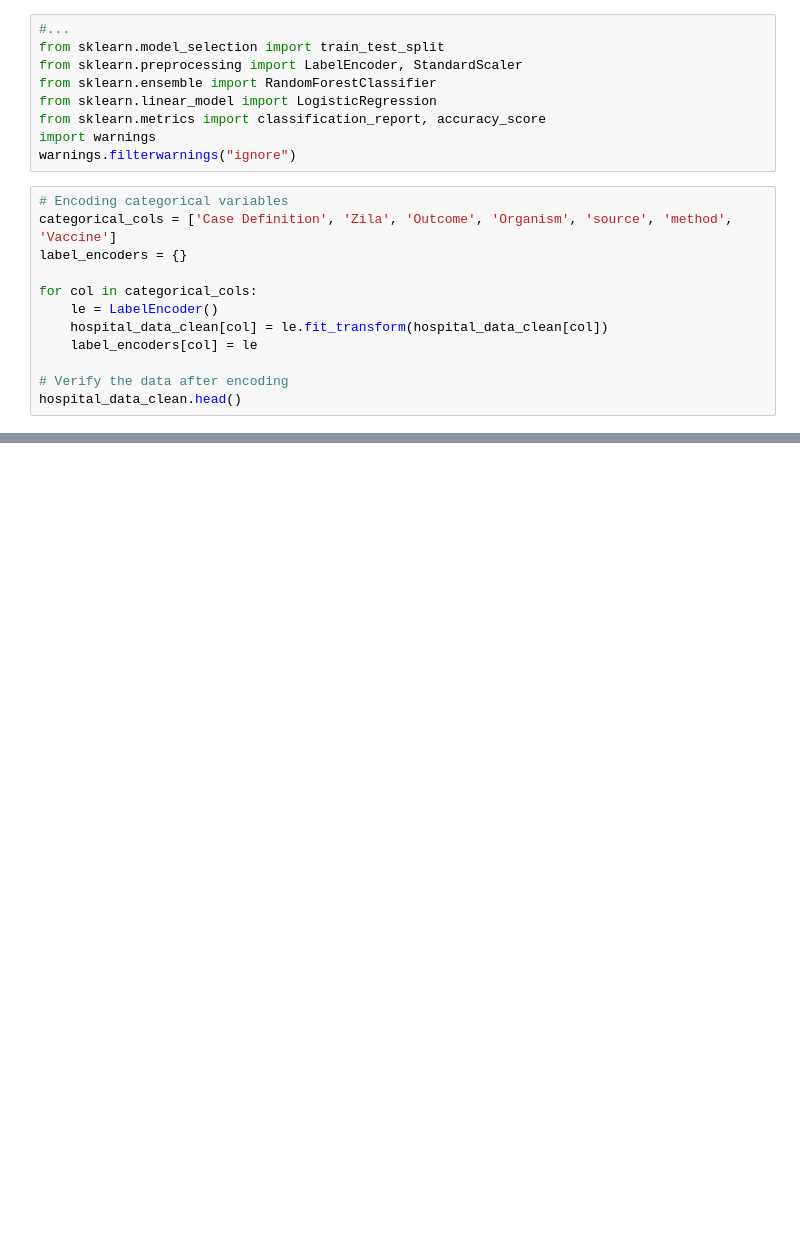
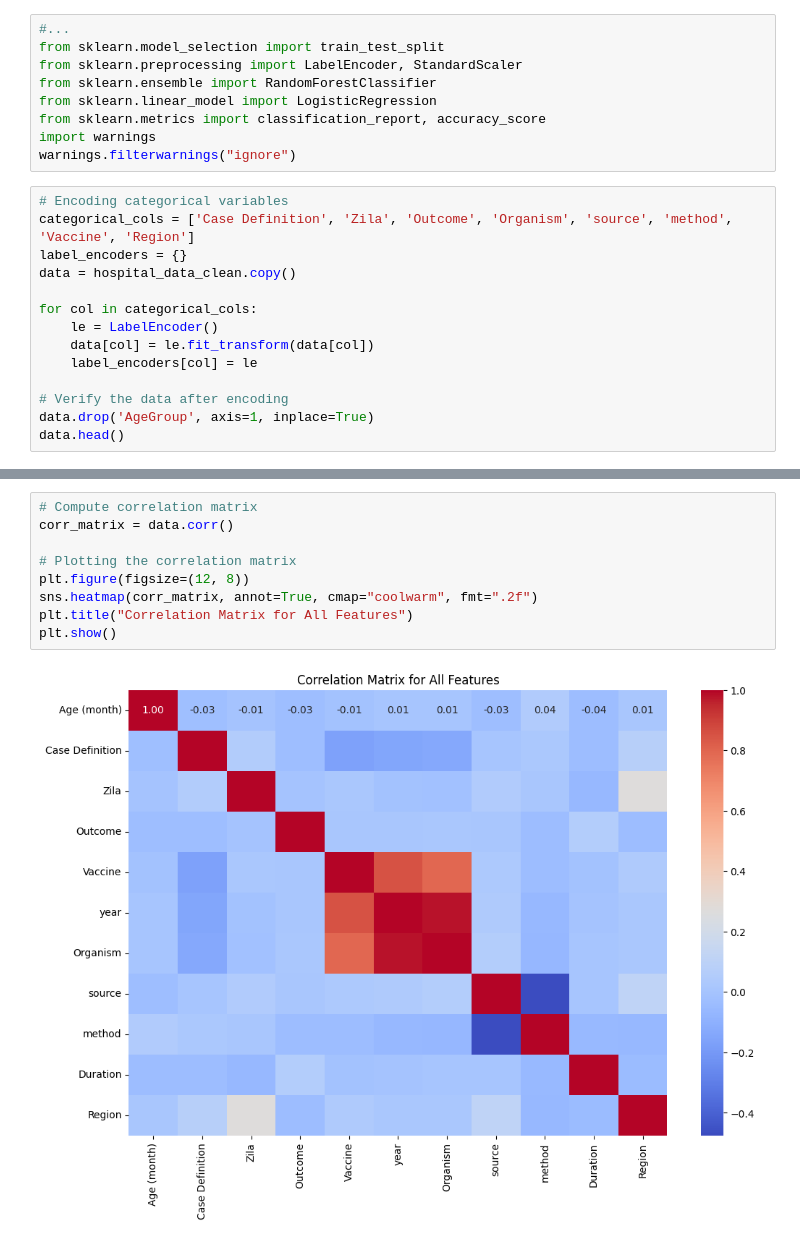
Before and after one commit to FahimHafiz/Vaccination-Dataset-Preprocessing-Analysis-and-Prediction-Using-Machine-Learning, a Jupyter notebook: main.ipynb, the cells around one changed output, grey strips where cells are left out. Cells and saved outputs as stored; diff of their text form; blank space fills up the shorter version.

```diff
--- a/main.ipynb
+++ b/main.ipynb
@@ -640,14 +625,16 @@ import warnings
 warnings.filterwarnings("ignore")
 # %%
 # Encoding categorical variables
-categorical_cols = ['Case Definition', 'Zila', 'Outcome', 'Organism', 'source', 'method', 'Vaccine']
+categorical_cols = ['Case Definition', 'Zila', 'Outcome', 'Organism', 'source', 'method', 'Vaccine', 'Region']
 label_encoders = {}
+data = hospital_data_clean.copy()
 
 for col in categorical_cols:
     le = LabelEncoder()
-    hospital_data_clean[col] = le.fit_transform(hospital_data_clean[col])
+    data[col] = le.fit_transform(data[col])
     label_encoders[col] = le
 
 # Verify the data after encoding
-hospital_data_clean.head()
+data.drop('AgeGroup', axis=1, inplace=True)
+data.head()
 # %% [output]
@@ -654,0 +647,11 @@ NameError: name 'hospital_data_clean' is not defined
+# %%
+# Compute correlation matrix
+corr_matrix = data.corr()
+
+# Plotting the correlation matrix
+plt.figure(figsize=(12, 8))
+sns.heatmap(corr_matrix, annot=True, cmap="coolwarm", fmt=".2f")
+plt.title("Correlation Matrix for All Features")
+plt.show()
+# %% [output]
+[figure, added]
```
Also changed, not shown: parts of 20 cells of this notebook, 2 other files.
